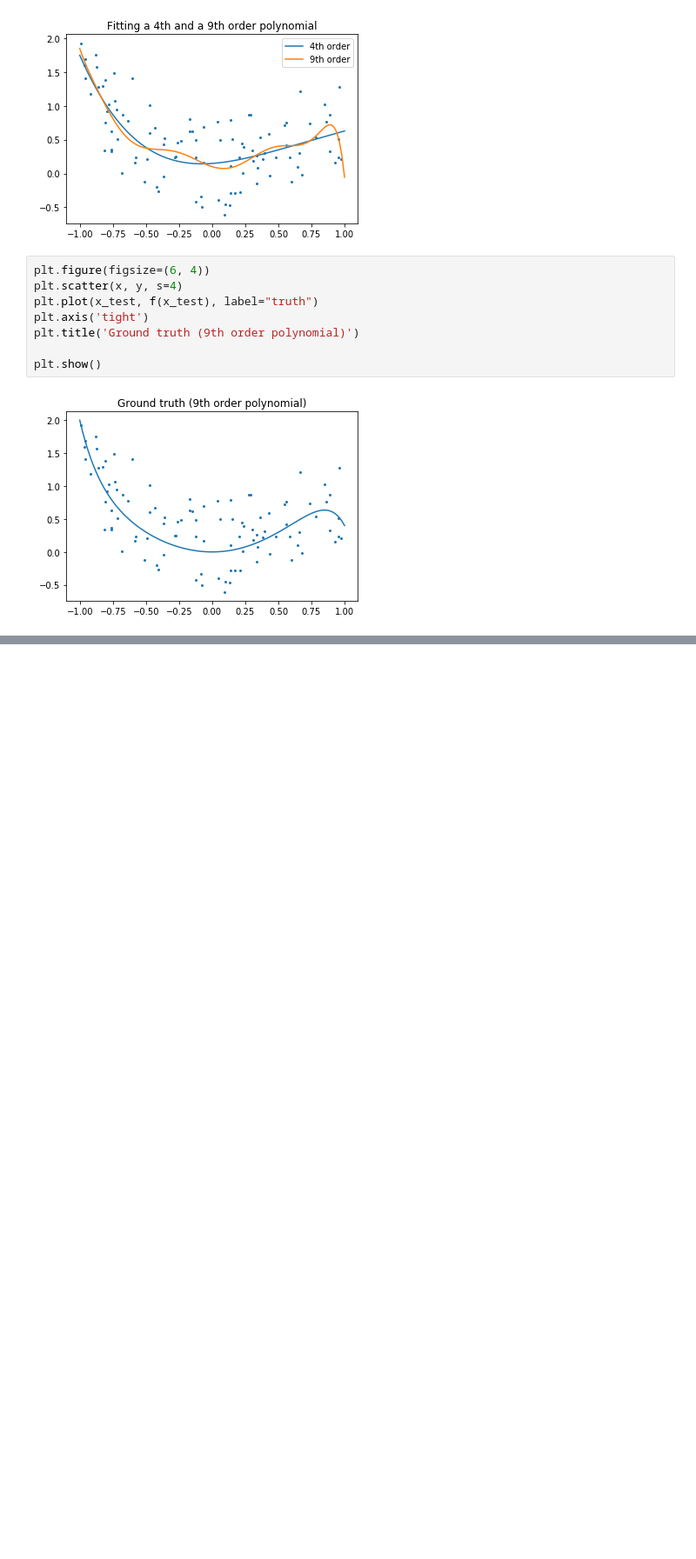
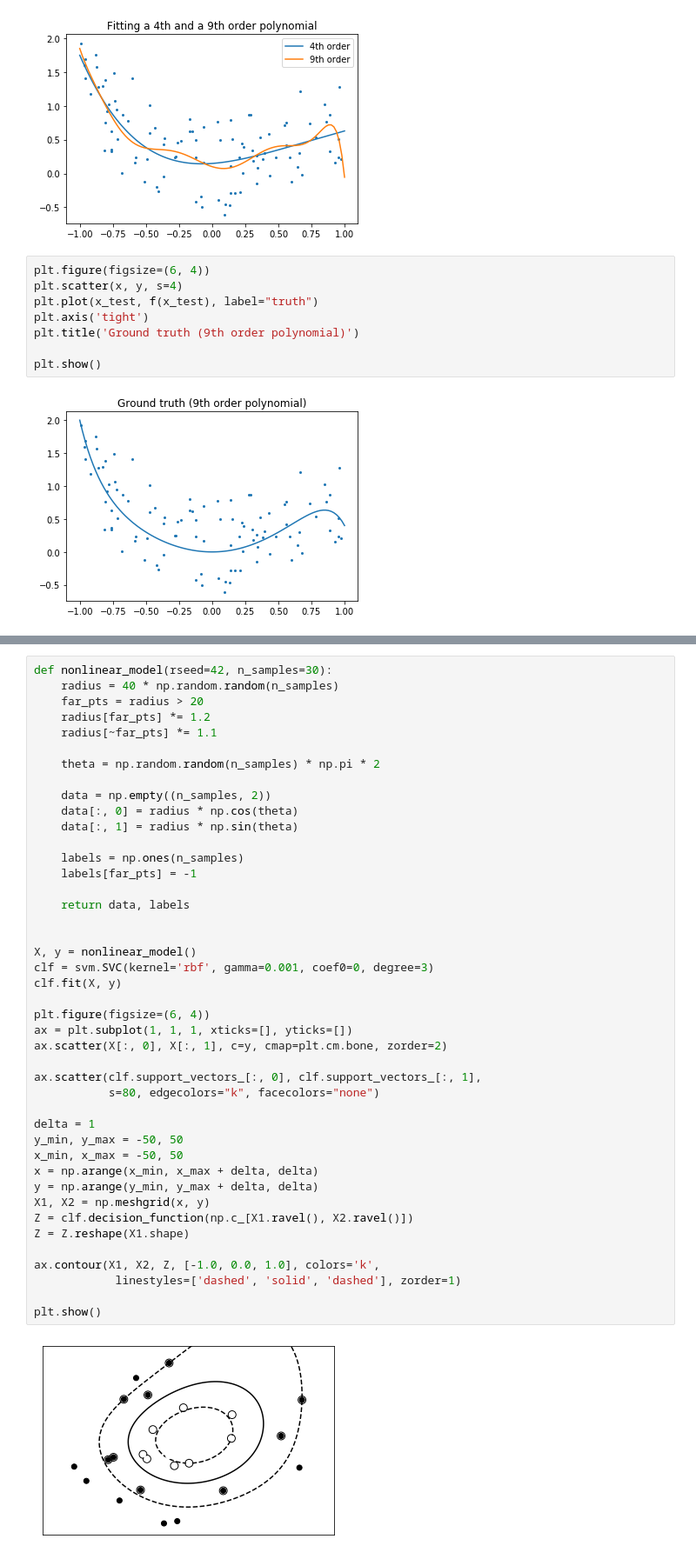
Before and after one commit to alex-mark/scipy-lecture, a Jupyter notebook: scipy-lecture3.6_scikit-learn.ipynb, the cells around one changed output, grey strips where cells are left out. Shown at 87% size. Cells and saved outputs as stored; diff of their text form; blank space fills up the shorter version.

```diff
--- a/scipy-lecture3.6_scikit-learn.ipynb
+++ b/scipy-lecture3.6_scikit-learn.ipynb
@@ -323,0 +371,45 @@ plt.show()
+# %%
+def nonlinear_model(rseed=42, n_samples=30):
+    radius = 40 * np.random.random(n_samples)
+    far_pts = radius > 20
+    radius[far_pts] *= 1.2
+    radius[~far_pts] *= 1.1
+
+    theta = np.random.random(n_samples) * np.pi * 2
+
+    data = np.empty((n_samples, 2))
+    data[:, 0] = radius * np.cos(theta)
+    data[:, 1] = radius * np.sin(theta)
+
+    labels = np.ones(n_samples)
+    labels[far_pts] = -1
+
+    return data, labels
+
+
+X, y = nonlinear_model()
+clf = svm.SVC(kernel='rbf', gamma=0.001, coef0=0, degree=3)
+clf.fit(X, y)
+
+plt.figure(figsize=(6, 4))
+ax = plt.subplot(1, 1, 1, xticks=[], yticks=[])
+ax.scatter(X[:, 0], X[:, 1], c=y, cmap=plt.cm.bone, zorder=2)
+
+ax.scatter(clf.support_vectors_[:, 0], clf.support_vectors_[:, 1],
+           s=80, edgecolors="k", facecolors="none")
+
+delta = 1
+y_min, y_max = -50, 50
+x_min, x_max = -50, 50
+x = np.arange(x_min, x_max + delta, delta)
+y = np.arange(y_min, y_max + delta, delta)
+X1, X2 = np.meshgrid(x, y)
+Z = clf.decision_function(np.c_[X1.ravel(), X2.ravel()])
+Z = Z.reshape(X1.shape)
+
+ax.contour(X1, X2, Z, [-1.0, 0.0, 1.0], colors='k',
+            linestyles=['dashed', 'solid', 'dashed'], zorder=1)
+
+plt.show()
+# %% [output]
+[figure, added]
```
Also changed, not shown: parts of 68 cells of this notebook.
